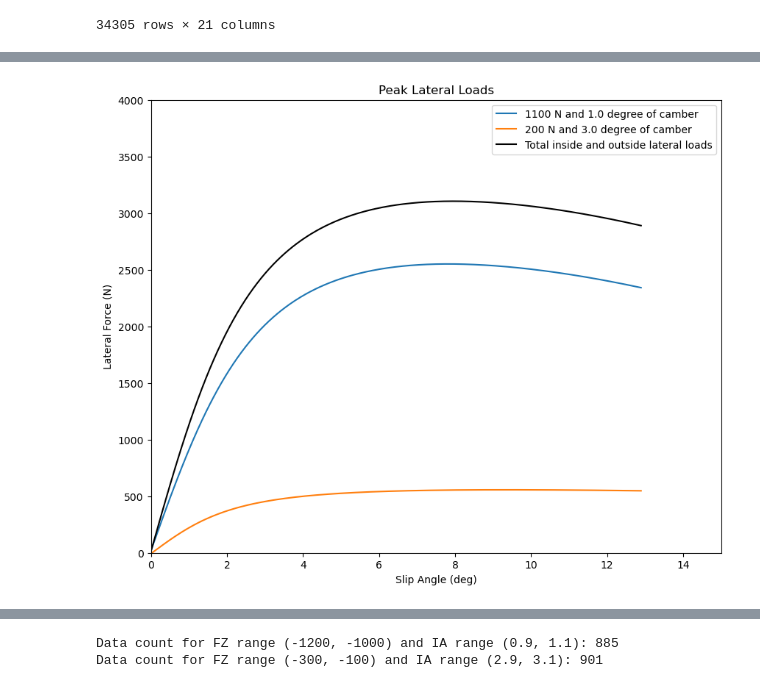
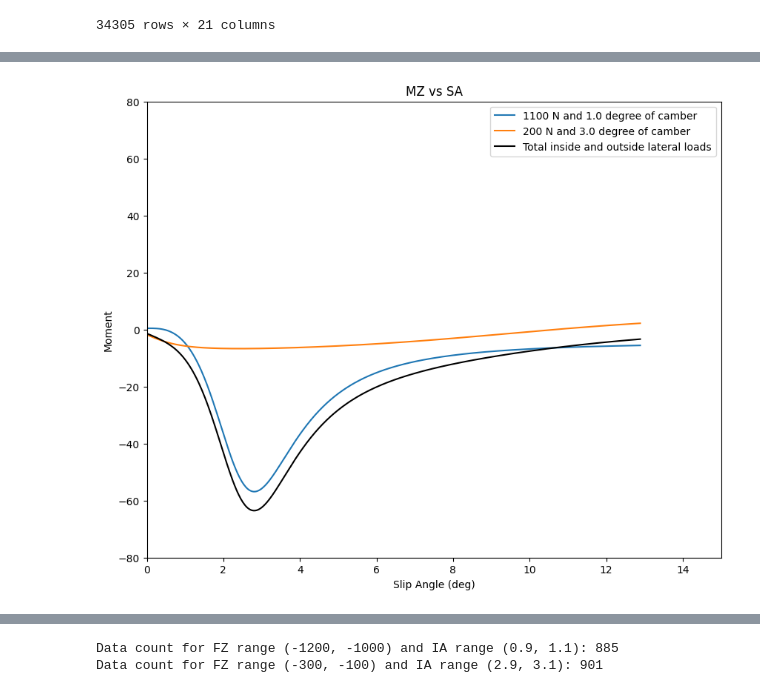
Before and after one commit to Formula-Electric-Berkeley/FEBSim, a Jupyter notebook: TireSim/NickTireSimInteractive.ipynb, the cells around one changed output, grey strips where cells are left out. Drawn from its saved outputs; the diff is of its cells as text; code cells hidden in the pictures.

```diff
--- a/TireSim/NickTireSimInteractive.ipynb
+++ b/TireSim/NickTireSimInteractive.ipynb
@@ -9,7 +9,13 @@ def pacejka_model(alpha, B, C, D, E, F):
     return D * np.sin(C * np.arctan(B * alpha - E * (B * alpha - np.arctan(B * alpha))) + F)
 
 # Define the path to the CSV file
-data_path = '/Users/nicholaslemoff/Desktop/FEBSim/TireSim/tirecsvfiles/B1320run52.csv'
+#data_path = '/Users/nicholaslemoff/Desktop/FEBSim/TireSim/tirecsvfiles/B1320run52.csv'
+
+
+# file path:
+
+data_path = "C:\Users\EJDRO\OneDrive\Documents\GitHub\FEBSim\TireSim\tirecsvfiles\B1320run52.csv"
+
 
 # Load the data, skipping the first row which contains units
 data = pd.read_csv(data_path, skiprows=0)
@@ -650,14 +732,14 @@ def pacejka_model(alpha, B, C, D, E, F):
     return D * np.sin(C * np.arctan(B * alpha - E * (B * alpha - np.arctan(B * alpha))) + F)
 
 # Load and clean the data
-data_path = r'/Users/nicholaslemoff/Desktop/FEBSim/TireSim/tirecsvfiles/B1320run52.csv'
+data_path = r"C:\Users\EJDRO\OneDrive\Documents\GitHub\FEBSim\TireSim\tirecsvfiles\B1320run52.csv"
 data = pd.read_csv(data_path)
-data['FY'] = pd.to_numeric(data['FY'], errors='coerce') * -1
+data['MZ'] = pd.to_numeric(data['MZ'], errors='coerce') * -1
 data['SA'] = pd.to_numeric(data['SA'], errors='coerce')
 data['FZ'] = pd.to_numeric(data['FZ'], errors='coerce')
 data['IA'] = pd.to_numeric(data['IA'], errors='coerce')
 data.replace([np.inf, -np.inf], np.nan, inplace=True)
-data.dropna(subset=['FY', 'SA', 'FZ', 'IA'], inplace=True)
+data.dropna(subset=['MZ', 'SA', 'FZ', 'IA'], inplace=True)
 
 # Define bins and filter data
 bins = [
@@ -671,10 +753,10 @@ for bin_info in bins:
     filtered_data = data[(data['FZ'] >= bin_info['fz_range'][0]) & (data['FZ'] <= bin_info['fz_range'][1]) &
                          (data['IA'] >= bin_info['ia_range'][0]) & (data['IA'] <= bin_info['ia_range'][1])]
     x_data = filtered_data['SA']
-    y_data = filtered_data['FY']
+    y_data = filtered_data['MZ']
     if not x_data.empty and not y_data.empty:
-        initial_guess = [0.5, 1.2, max(y_data), 1, 0]
-        optimal_parameters, _ = curve_fit(pacejka_model, x_data, y_data, p0=initial_guess, maxfev=15000)
+        initial_guess = [1, 1.1, max(y_data), 1, 0]
+        optimal_parameters, _ = curve_fit(pacejka_model, x_data, y_data, p0=initial_guess, maxfev=55000)
         model_params.append((bin_info, optimal_parameters))
 
 # Prepare to plot
@@ -685,34 +767,34 @@ x_model = np.linspace(0, abs(max(data['SA'])), 500)  # Create a symmetric range
 y_total_model = np.zeros_like(x_model)
 labels_added = []
 
 for fz, ia in [(-1100, 1.0), (-200, 3.0)]:  # Specific conditions to plot and sum
     for bin_info, params in model_params:
         if bin_info['fz_range'][0] <= fz <= bin_info['fz_range'][1] and bin_info['ia_range'][0] <= ia <= bin_info['ia_range'][1]:
             if fz == -200:  # Apply transformation for -200 N condition
                 # Use absolute x values and recompute model predictions
                 transformed_x_model = np.abs(x_model)
                 y_model = pacejka_model(transformed_x_model, *params)
             else:
                 # Normal case, no transformation needed
                 y_model = pacejka_model(x_model, *params)
 
             y_model *= 1  # Ensure visualization is consistent in sign
             y_total_model += y_model  # Add to total curve
             label = f'{-fz} N and {ia} degree of camber'
             if label not in labels_added:
                 ax.plot(x_model, y_model, label=label)
                 labels_added.append(label)
 
 # Plot the summed "Total Data" curve
 ax.plot(x_model, y_total_model, label='Total inside and outside lateral loads', linestyle='-', color='black')
 ax.set_xlim([0, 15])  # Only positive, since we've mirrored the data
-ax.set_ylim([0, 4000])  # Set the Y axis limits
+ax.set_ylim([-80, 80])  # Set the Y axis limits
 # Finalize the plot
-ax.set_title('Peak Lateral Loads')
+ax.set_title('MZ vs SA')
 ax.set_xlabel('Slip Angle (deg)')
-ax.set_ylabel('Lateral Force (N)')
+ax.set_ylabel('Moment')
 ax.legend()
 
 plt.show()
 # %% [output]
-[figure, old version]
+[figure, new version]
```
Also changed, not shown: parts of 2 cells of this notebook, 36 other files.
